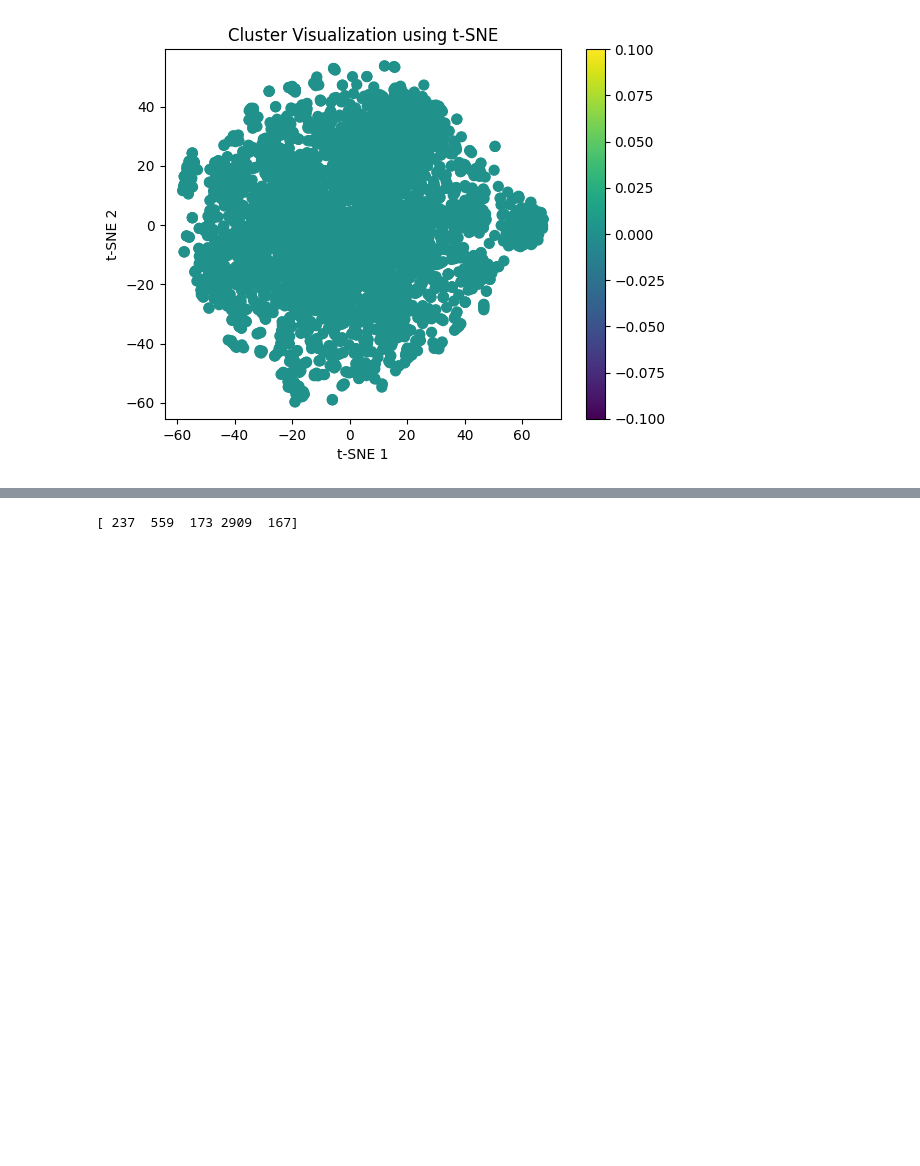
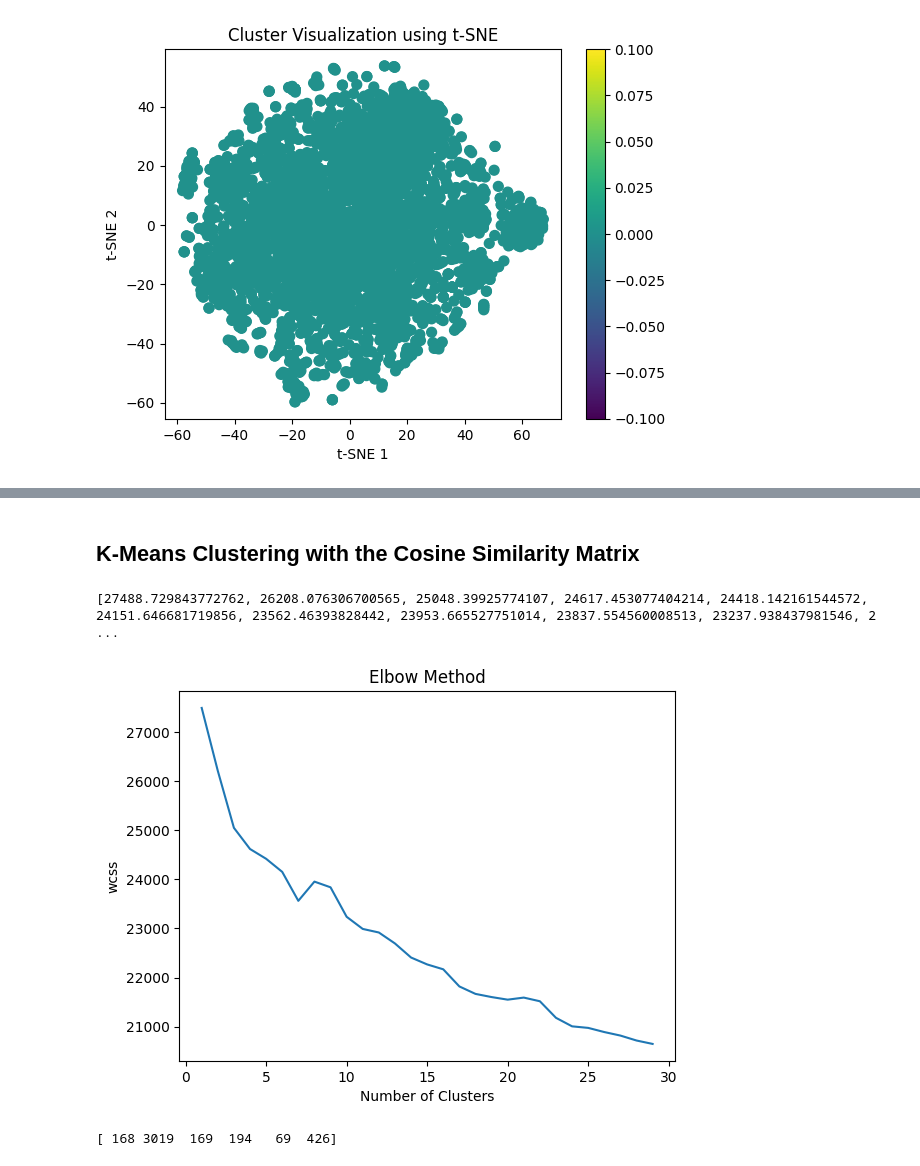
Before and after one commit to kyleronc/TweetClustering, a Jupyter notebook: Code/Code.ipynb, the cells around one changed output, grey strips where cells are left out. Saved outputs shown, nothing was run; the diff lists cells and outputs as text; code cells hidden in the pictures; blank space fills up the shorter version.

Commit message:
KMeans initial testing

```diff
--- a/Code/Code.ipynb
+++ b/Code/Code.ipynb
@@ -208,7 +203,0 @@ kmeans = KMeans()
-# %%
-inertia = []
-
-for i in range(200, 201):
-    kmeans = KMeans(n_clusters=i)
-    kmeans.fit(cosine_similarity)
-    inertia.append(kmeans.inertia_)
@@ -224,5 +204,2 @@ KMeans(n_clusters=5)
-# %%
-cluster_ids, cluster_sizes = np.unique(kmeans.labels_, return_counts=True)
-print(cluster_sizes)
-# %% [output]
-[ 237  559  173 2909  167]
+# %% [markdown]
+## K-Means Clustering with the Cosine Similarity Matrix
@@ -228,0 +208,26 @@ print(cluster_sizes)
+# %%
+inertia = []
+
+for i in range(1, 30):
+    kmeans = KMeans(n_clusters=i, n_init='auto', max_iter=300, random_state=0)
+    kmeans.fit(cosine_similarity)
+    inertia.append(kmeans.inertia_)
+# %%
+print(inertia)
+# %% [output]
+[27488.729843772762, 26208.076306700565, 25048.39925774107, 24617.453077404214, 24418.142161544572, 24151.646681719856, 23562.46393828442, 23953.665527751014, 23837.554560008513, 23237.938437981546, 2 ...
+# %%
+plt.plot(range(1,30), inertia)
+plt.title('Elbow Method')
+plt.xlabel('Number of Clusters')
+plt.ylabel('wcss')
+plt.show()
+# %% [output]
+[figure, added]
+# %%
+kmeans = KMeans(n_clusters=6, n_init='auto', max_iter=300, random_state=0)
+Y_kmeans = kmeans.fit_predict(cosine_similarity)
+cluster_ids, cluster_sizes = np.unique(kmeans.labels_, return_counts=True)
+print(cluster_sizes)
+# %% [output]
+[ 168 3019  169  194   69  426]
```
Also changed, not shown: parts of 6 cells of this notebook.
